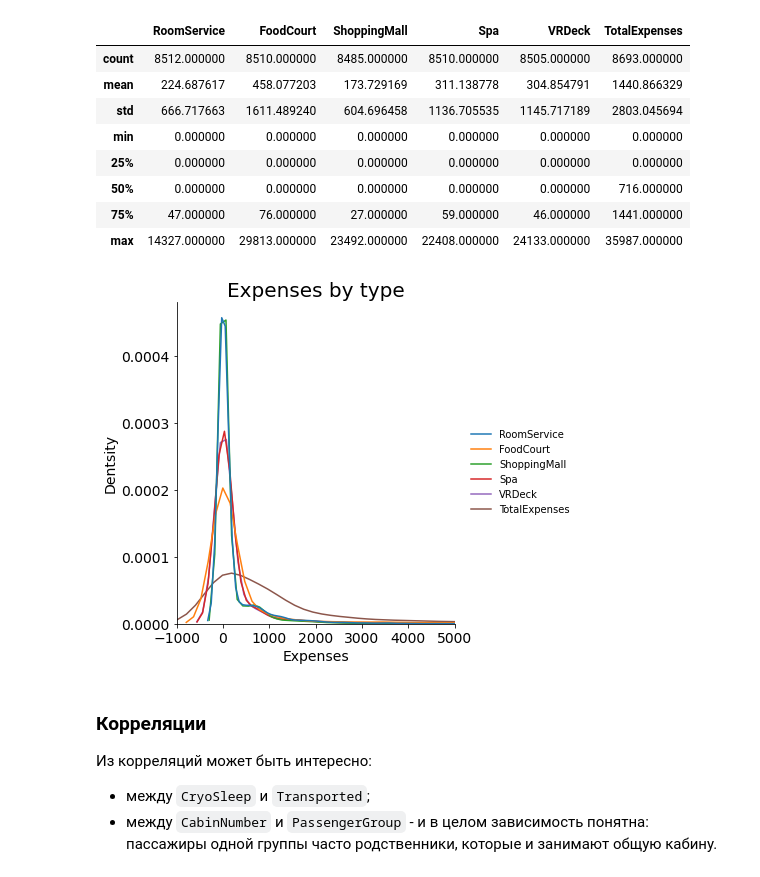
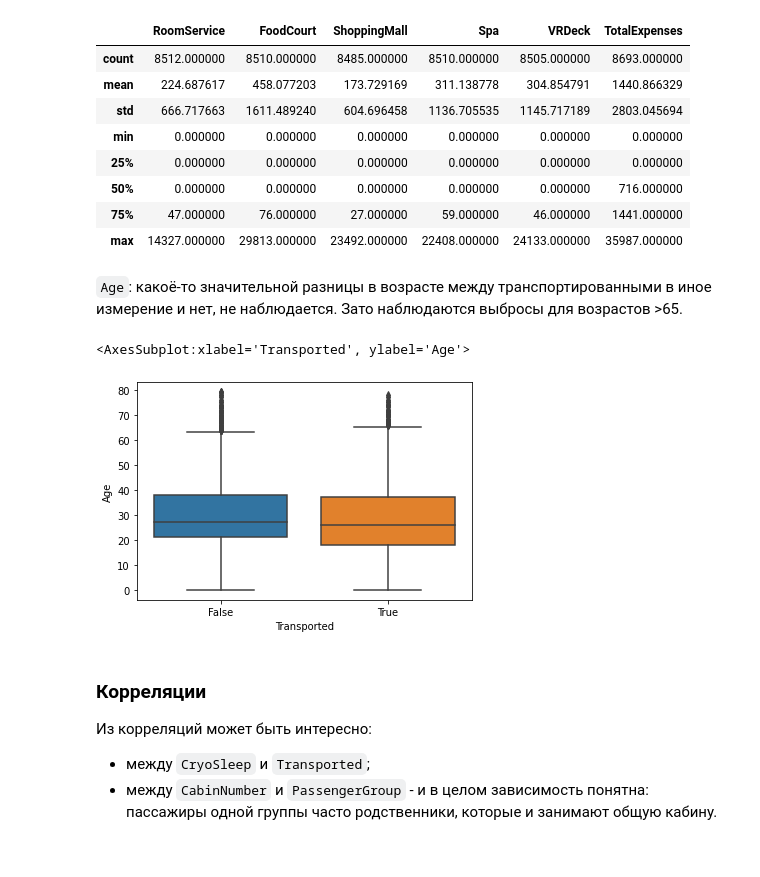
Before and after one commit to kolkingen/spaceship-titanic, a Jupyter notebook: main.ipynb, the cells around one changed output. Drawn from its saved outputs; the diff is of its cells as text; code cells hidden in the pictures.

```diff
--- a/main.ipynb
+++ b/main.ipynb
@@ -214,24 +218,13 @@ data[columns_for_summing + ['TotalExpenses']].describe()
 | 50% | 0.000000 | 0.000000 | 0.000000 | 0.000000 | 0.000000 | 716.000000 |
 | 75% | 47.000000 | 76.000000 | 27.000000 | 59.000000 | 46.000000 | 1441.000000 |
 | max | 14327.000000 | 29813.000000 | 23492.000000 | 22408.000000 | 24133.000000 | 35987.000000 |
-# %%
-sns.displot(
-    data[columns_for_summing + ['TotalExpenses']],
-    kind="kde",
-    common_norm=True
-)
-
-plt.title('Expenses by type', fontsize=20)
-plt.xlabel('Expenses', fontsize=14)
-plt.ylabel('Dentsity', fontsize=14)
-
-plt.xticks(fontsize=14)
-plt.yticks(fontsize=14)
-
-plt.xlim(-1000, 5000)
-plt.show()
-# %% [output]
-[figure, removed]
+# %% [markdown]
+`Age`: какоё-то значительной разницы в возрасте между транспортированными в иное измерение и нет, не наблюдается. Зато наблюдаются выбросы для возрастов >65.
+# %%
+sns.boxplot(y=data['Age'], x=data['Transported'])
+# %% [output]
+<AxesSubplot:xlabel='Transported', ylabel='Age'>
+[figure, added]
 # %% [markdown]
 ### Корреляции
 
```
Also changed, not shown: parts of 47 cells of this notebook, 1 other file.
